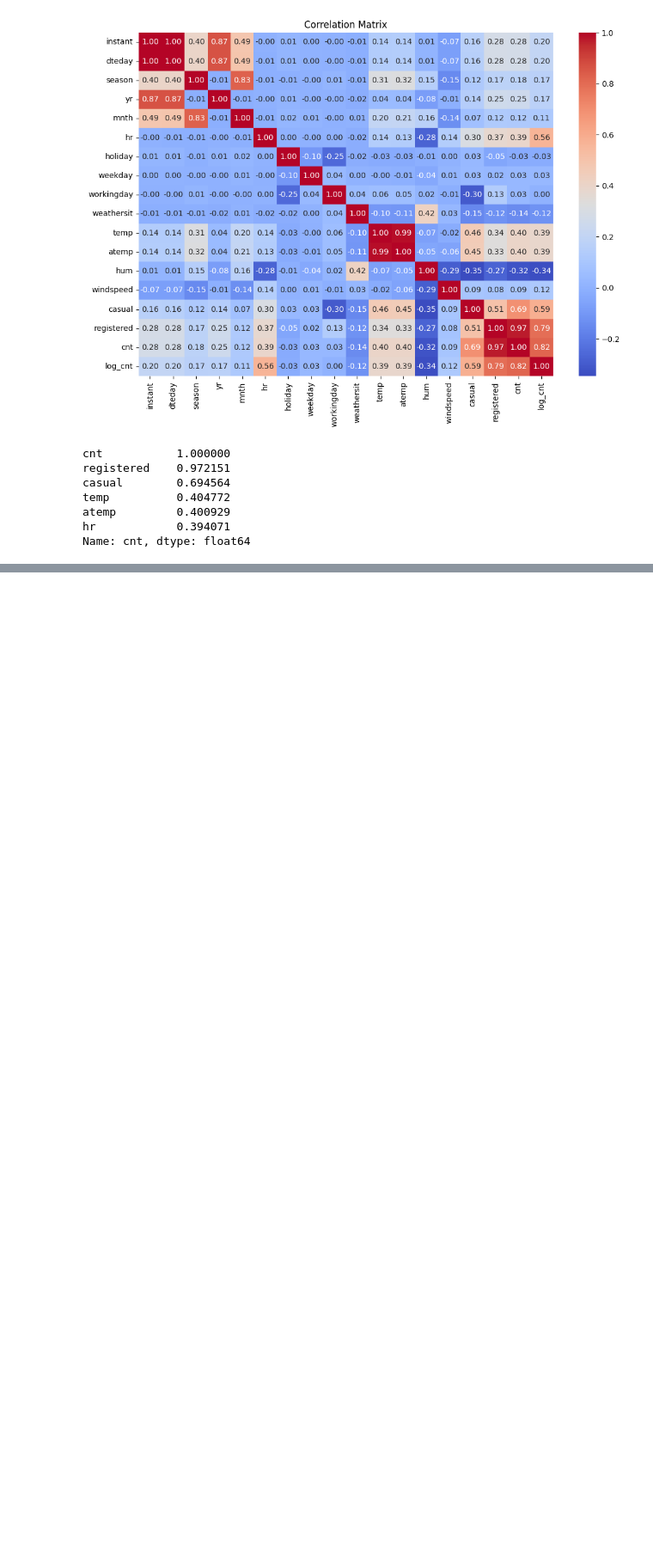
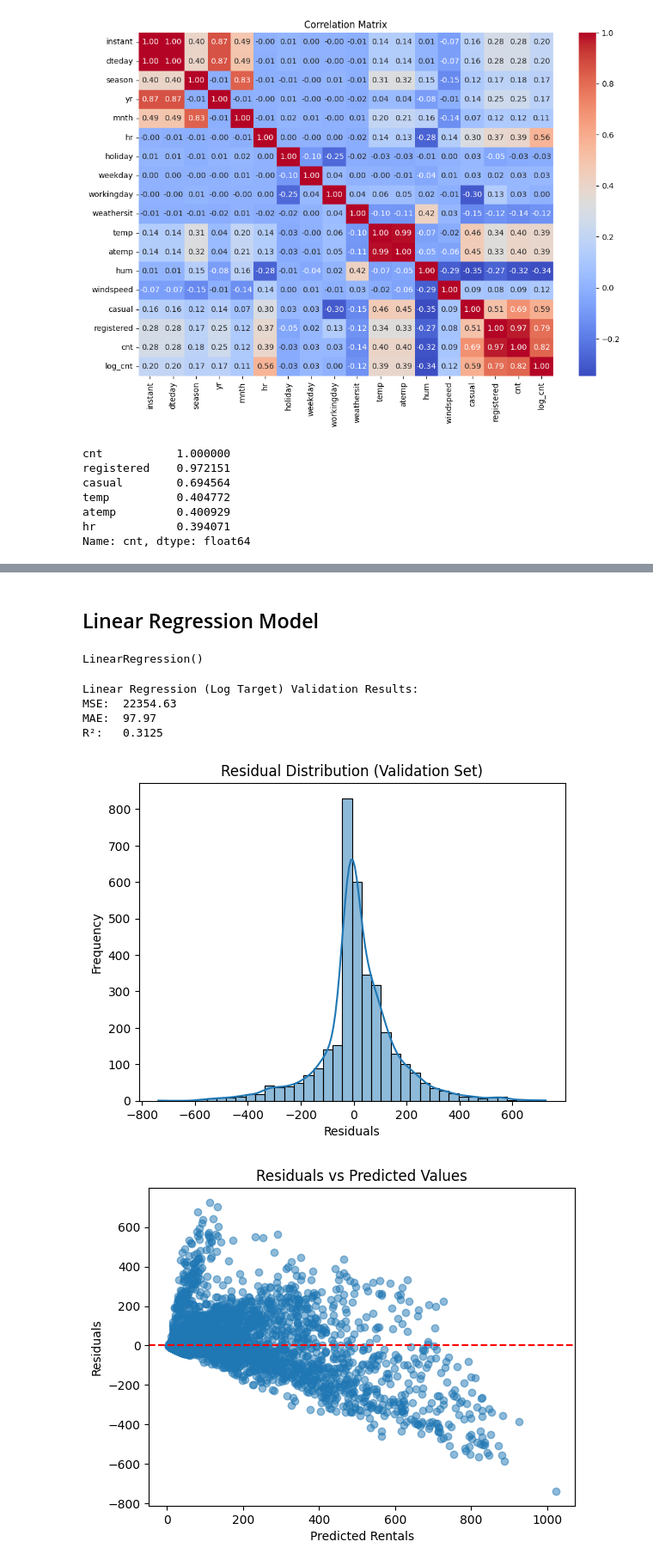
Before and after one commit to jmlarios/ML-fundamentals-2025, a Jupyter notebook: Assignment_2_Jose_Maria_Larios/assignment_2_Jose_Maria_Larios.ipynb, the cells around one changed output, grey strips where cells are left out. Shown at 86% size. Drawn from its saved outputs; the diff is of its cells as text; code cells hidden in the pictures; blank space fills up the shorter version.

```diff
--- a/Assignment_2_Jose_Maria_Larios/assignment_2_Jose_Maria_Larios.ipynb
+++ b/Assignment_2_Jose_Maria_Larios/assignment_2_Jose_Maria_Larios.ipynb
@@ -146,0 +186,2 @@ df = df.drop(columns=['instant', 'dteday', 'casual', 'registered', 'atemp'])
+# %% [markdown]
+## Linear Regression Model
@@ -146,0 +193,53 @@ df = df.drop(columns=['instant', 'dteday', 'casual', 'registered', 'atemp'])
+# %%
+from sklearn.linear_model import LinearRegression
+
+# Initialize and fit
+lr_model = LinearRegression()
+lr_model.fit(X_train, y_train_log)
+# %% [output]
+LinearRegression()
+# %%
+from sklearn.metrics import mean_squared_error, mean_absolute_error, r2_score
+
+# Predict on validation set
+y_val_pred_log = lr_model.predict(X_val)
+
+# Inverse transform to get predictions in original scale
+y_val_pred = np.expm1(y_val_pred_log)
+y_val_actual = y_val  # already in original scale
+
+# Evaluation
+mse = mean_squared_error(y_val_actual, y_val_pred)
+mae = mean_absolute_error(y_val_actual, y_val_pred)
+r2 = r2_score(y_val_actual, y_val_pred)
+
+print(f"Linear Regression (Log Target) Validation Results:")
+print(f"MSE:  {mse:.2f}")
+print(f"MAE:  {mae:.2f}")
+print(f"R²:   {r2:.4f}")
+# %% [output]
+Linear Regression (Log Target) Validation Results:
+MSE:  22354.63
+MAE:  97.97
+R²:   0.3125
+# %%
+# Residuals
+residuals = y_val_actual - y_val_pred
+
+# Residual plot
+sns.histplot(residuals, kde=True, bins=40)
+plt.title("Residual Distribution (Validation Set)")
+plt.xlabel("Residuals")
+plt.ylabel("Frequency")
+plt.show()
+
+# Residuals vs Predicted
+plt.scatter(y_val_pred, residuals, alpha=0.5)
+plt.axhline(0, color='r', linestyle='--')
+plt.xlabel("Predicted Rentals")
+plt.ylabel("Residuals")
+plt.title("Residuals vs Predicted Values")
+plt.show()
+# %% [output]
+[figure, added]
+[figure, added]
```
Also changed, not shown: parts of 20 cells of this notebook.
